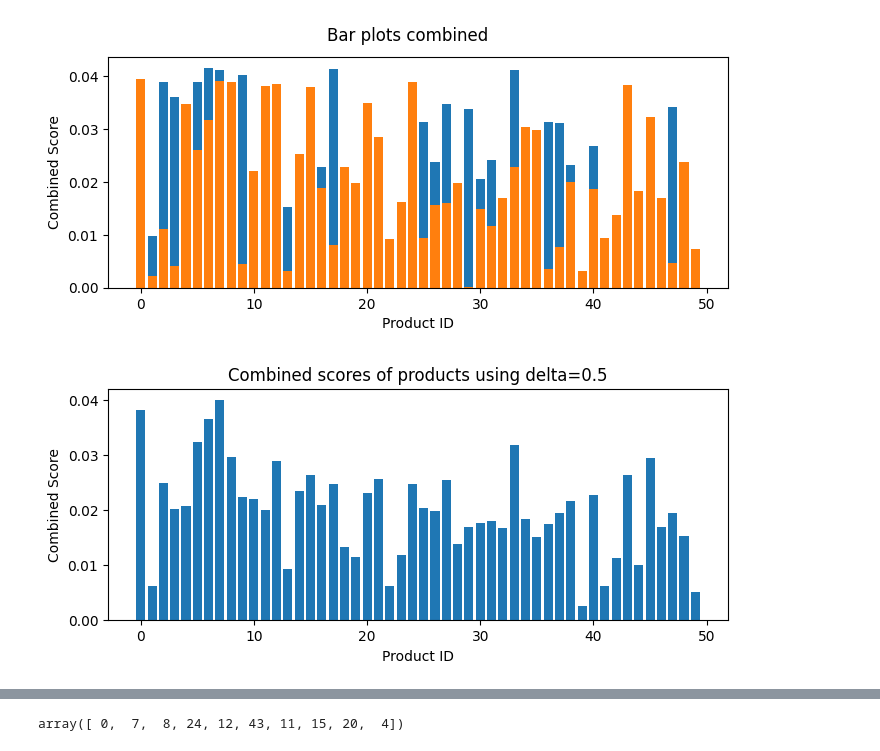
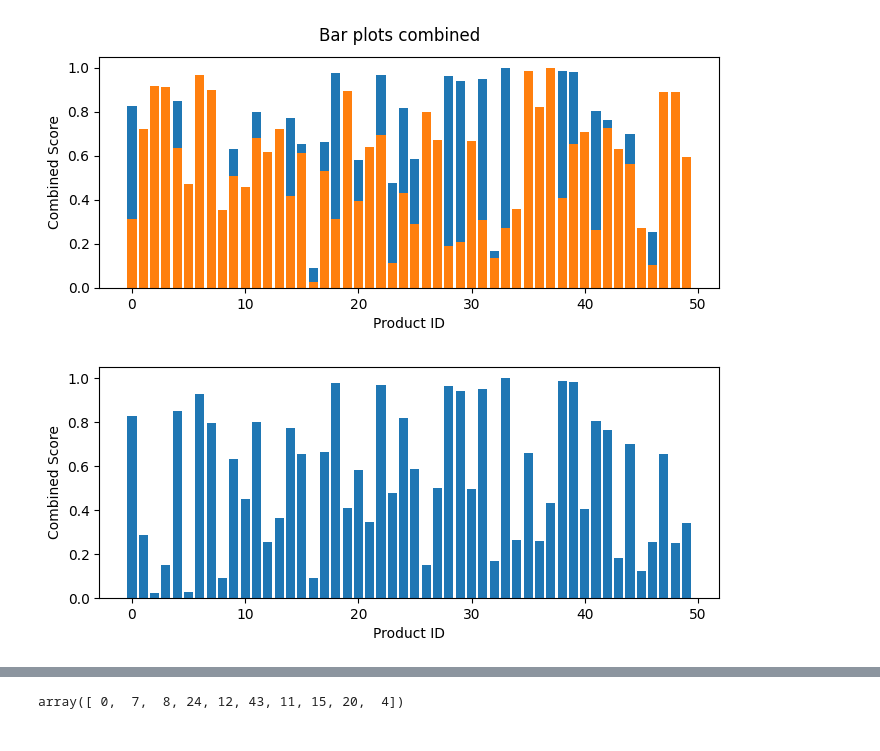
Before and after one commit to pratikaher88/GNNIE, a Jupyter notebook: GNN_Architecture/notebooks/Weights.ipynb, the cells around one changed output, grey strips where cells are left out. Cells and saved outputs as stored; diff of their text form; code cells hidden in the pictures.

```diff
--- a/GNN_Architecture/notebooks/Weights.ipynb
+++ b/GNN_Architecture/notebooks/Weights.ipynb
@@ -4,9 +4,9 @@ import matplotlib.pyplot as plt
 # %%
 n = 50
 rec_scores = np.random.rand(n)
-rec_scores = rec_scores / np.sum(rec_scores)
+rec_scores = rec_scores / np.max(rec_scores)
 pop_scores = np.random.randint(300, size=n)
-pop_scores = pop_scores / np.sum(pop_scores)
+pop_scores = pop_scores / np.max(pop_scores)
 # %%
 pop_scores[:5]
 # %% [output]
@@ -40,18 +40,18 @@ ax.set_xlabel('Product ID')
 fig.suptitle('Bar plots combined')
 plt.show()
 # %% [output]
-[figure, old version]
+[figure, new version]
 # %%
-epsilon = 0.5
-combined_scores = epsilon*pop_scores + (1-epsilon)*rec_scores
+delta = 0
+combined_scores = delta*pop_scores + (1-delta)*rec_scores
 
 fig, ax = plt.subplots(figsize=(8, 3))
 
 ax.bar(np.arange(n), combined_scores)
 ax.set_ylabel('Combined Score')
 ax.set_xlabel('Product ID')
-ax.set_title(f'Combined scores of products using delta={delta}')
+# ax.set_title(f'Combined scores of products using delta={delta}')
 
 plt.show()
 # %% [output]
-[figure, old version]
+[figure, new version]
```
Also changed, not shown: parts of 11 cells of this notebook, 1 other file.
